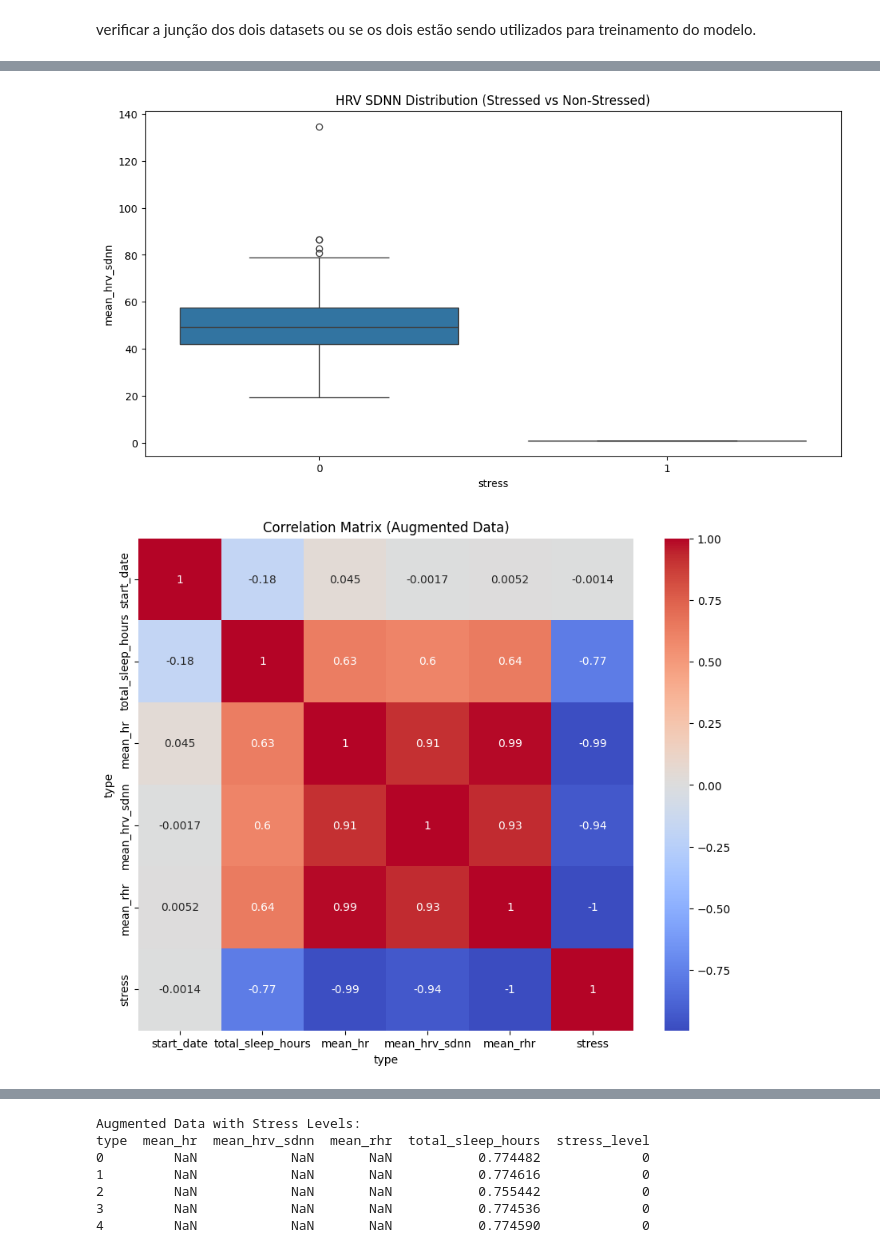
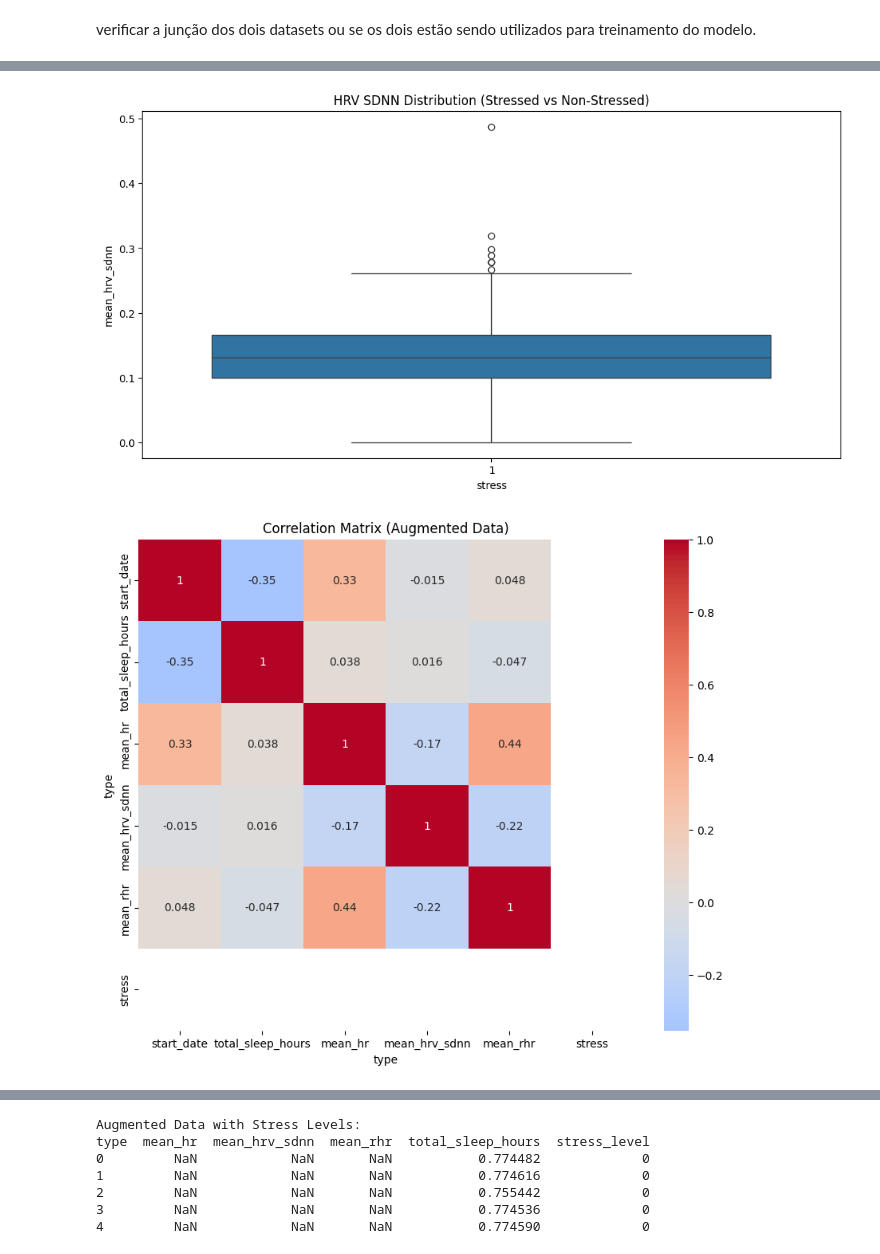
Before and after one commit to jkasprowicz/stresslevel, a Jupyter notebook: handsonworkX.ipynb, the cells around one changed output, grey strips where cells are left out. Drawn from its saved outputs; the diff is of its cells as text; code cells hidden in the pictures.

```diff
--- a/handsonworkX.ipynb
+++ b/handsonworkX.ipynb
@@ -657,29 +652,29 @@ import seaborn as sns
 
 # Check the distribution of stress and non-stress data
 print("\nStress Label Distribution:")
-print(augmented_data['stress'].value_counts())
+print(stress_samples['stress'].value_counts())
 
 # Summary statistics for augmented data
 print("\nSummary Statistics:")
-print(augmented_data.describe())
+print(stress_samples.describe())
 
 # Check for any missing values
 print("\nMissing Values:")
-print(augmented_data.isnull().sum())
+print(stress_samples.isnull().sum())
 
 # Visualize the distribution of key metrics for stressed vs non-stressed
 plt.figure(figsize=(12, 6))
-sns.boxplot(x='stress', y='mean_hr', data=augmented_data)
+sns.boxplot(x='stress', y='mean_hr', data=stress_samples)
 plt.title('Heart Rate Distribution (Stressed vs Non-Stressed)')
 plt.show()
 
 plt.figure(figsize=(12, 6))
-sns.boxplot(x='stress', y='mean_hrv_sdnn', data=augmented_data)
+sns.boxplot(x='stress', y='mean_hrv_sdnn', data=stress_samples)
 plt.title('HRV SDNN Distribution (Stressed vs Non-Stressed)')
 plt.show()
 
 # Correlation matrix for augmented data
-corr = augmented_data.corr()
+corr = stress_samples.corr()
 plt.figure(figsize=(10, 8))
 sns.heatmap(corr, annot=True, cmap='coolwarm', center=0)
 plt.title('Correlation Matrix (Augmented Data)')
@@ -688,14 +683,14 @@ plt.show()
 # Plot total sleep hours for stressed vs non-stressed data
 plt.figure(figsize=(12, 6))
 sns.kdeplot(
-    data=augmented_data, x='total_sleep_hours', hue='stress', fill=True, alpha=0.6
+    data=stress_samples, x='total_sleep_hours', hue='stress', fill=True, alpha=0.6
 )
 plt.title('Total Sleep Hours Distribution (Stressed vs Non-Stressed)')
 plt.show()
 
 # Pairplot to visualize relationships between key metrics
 sns.pairplot(
-    augmented_data[['mean_hr', 'mean_hrv_sdnn', 'total_sleep_hours', 'stress']],
+    stress_samples[['mean_hr', 'mean_hrv_sdnn', 'total_sleep_hours', 'stress']],
     hue='stress', palette='Set2'
 )
 plt.show()
@@ -721,2 +716,2 @@ dtype: int64
-[figure, old version]
+[figure, new version]
-[figure, old version]
+[figure, new version]
```
Also changed, not shown: parts of 10 cells of this notebook.
